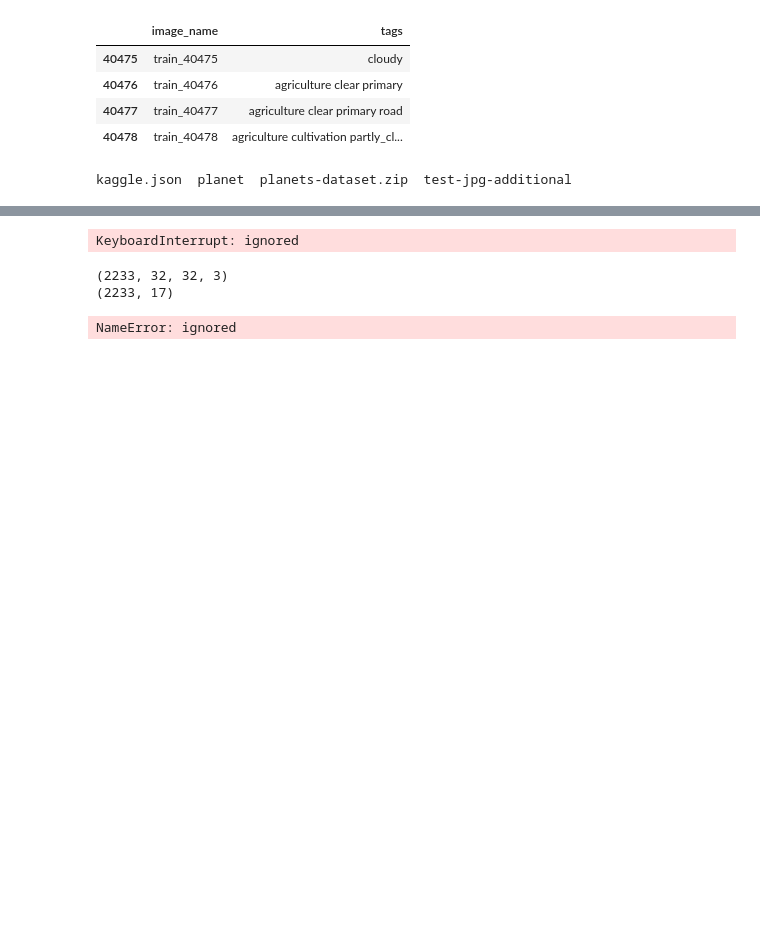
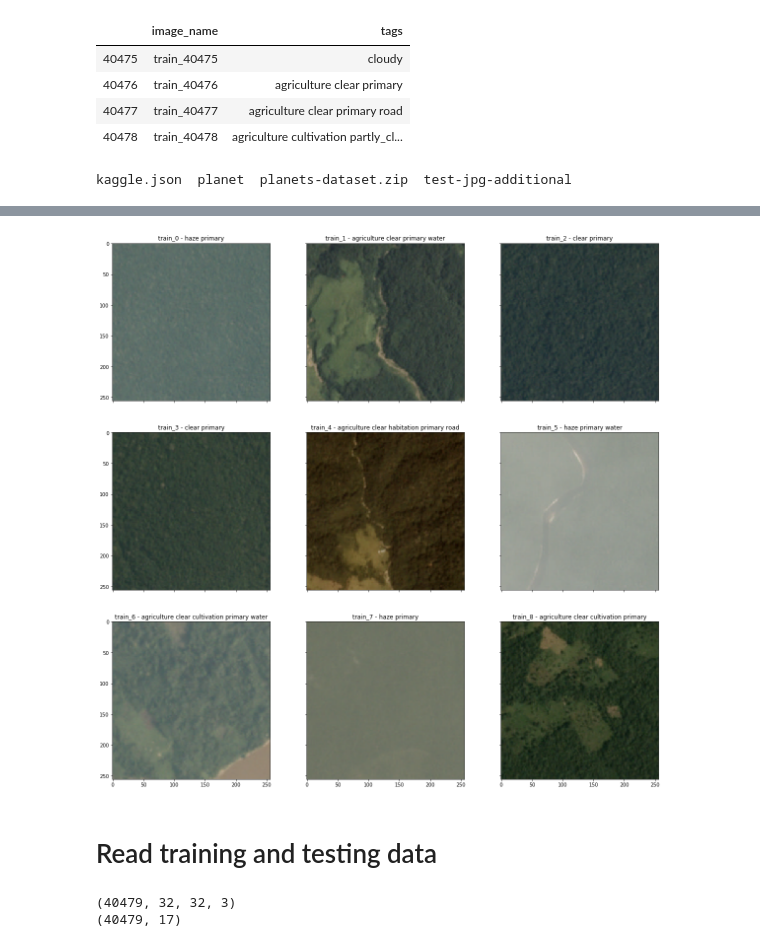
Before and after one commit to manmeet3/Deep_Learning, a Jupyter notebook: homework_3_graded/Amazon_Data_Classification.ipynb, the cells around one changed output, grey strips where cells are left out. Drawn from its saved outputs; the diff is of its cells as text; code cells hidden in the pictures; blank space fills up the shorter version.

```diff
--- a/homework_3_graded/Amazon_Data_Classification.ipynb
+++ b/homework_3_graded/Amazon_Data_Classification.ipynb
@@ -58,5 +65,5 @@ Streaming output truncated to the last 5000 lines.
   inflating: test-jpg-additional/test-jpg-additional/file_9998.jpg
   inflating: test-jpg-additional/test-jpg-additional/file_9999.jpg
 # %%
-train_data = pd.read_csv(data_dir + 'planet/train_classes.csv')
+df_train = pd.read_csv('../../planet/train_classes.csv')
 # %%
@@ -80,24 +102,37 @@ kaggle.json  planet  planets-dataset.zip  test-jpg-additional
+# %%
+# Reference: https://www.kaggle.com/anokas/data-exploration-analysis
+new_style = {'grid': False}
+plt.rc('axes', **new_style)
+_, ax = plt.subplots(3, 3, sharex='col', sharey='row', figsize=(20, 20))
+i = 0
+for f, l in df_train[:9].values:
+    img = cv2.imread('../../planet/' + 'train-jpg/{}.jpg'.format(f))
+    ax[i // 3, i % 3].imshow(cv2.cvtColor(img, cv2.COLOR_BGR2RGB))
+    ax[i // 3, i % 3].set_title('{} - {}'.format(f, l))
+    i += 1
+
+plt.show()
+# %% [output]
+[figure, added]
+# %% [markdown]
+# Read training and testing data
 # %%
 x_train = []
 x_test = []
 y_train = []
 
 for f, tags in tqdm(train_data.values, miniters=1000):
-    img = cv2.imread(data_dir + 'planet/' + 'train-jpg/{}.jpg'.format(f))
+    imgage = cv2.imread('../../planet/' + 'train-jpg/{}.jpg'.format(f))
     targets = np.zeros(17)
     for t in tags.split(' '):
         targets[label_map[t]] = 1
-    x_train.append(cv2.resize(img, (32, 32)))
+    x_train.append(cv2.resize(imgage, (32, 32)))
     y_train.append(targets)
-# %% [output]
-KeyboardInterrupt: ignored
 # %%
+# Normalize the dataset
 y_train = np.array(y_train, np.uint8)
 x_train = np.array(x_train, np.float16) / 255.
-
-print(x_train.shape)
-print(y_train.shape)
 # %% [output]
-(2233, 32, 32, 3)
-(2233, 17)
+(40479, 32, 32, 3)
+(40479, 17)
 # %%
@@ -106,20 +141,13 @@ x_train, x_valid, y_train, y_valid = x_train[:split], x_train[split:], y_train[:
 # %%
 model = Sequential()
-model.add(Conv2D(32, kernel_size=(3, 3),
-                 activation='relu',
-                 input_shape=(32, 32, 3)))
-
-model.add(Conv2D(64, (3, 3), activation='relu'))
-model.add(MaxPooling2D(pool_size=(2, 2)))
-model.add(Dropout(0.25))
+model.add(Conv2D(32, kernel_size=(3, 3), activation='relu', input_shape=(32, 32, 3))) # input size is what we reized all images to
+model.add(Conv2D(128, (6, 6), activation='relu'))
+model.add(MaxPooling2D(pool_size=(4, 4)))
+model.add(Dropout(0.2))
 model.add(Flatten())
-model.add(Dense(128, activation='relu'))
-model.add(Dropout(0.5))
+model.add(Dense(256, activation='relu'))
+model.add(Dropout(0.4))
 model.add(Dense(17, activation='sigmoid'))
 
-model.compile(loss='binary_crossentropy', # We NEED binary here, since categorical_crossentropy l1 norms the output before calculating loss.
-              optimizer='adam',
-              metrics=['accuracy'])
+model.compile(loss='binary_crossentropy', optimizer='adam',metrics=['accuracy'])
-# %% [output]
-NameError: ignored
 # %%
```
Also changed, not shown: parts of 9 cells of this notebook.
